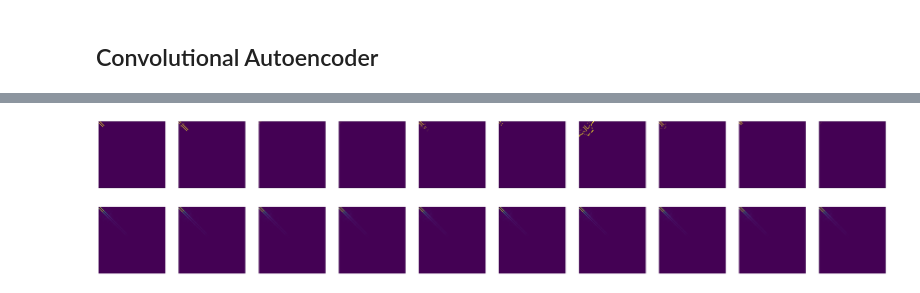
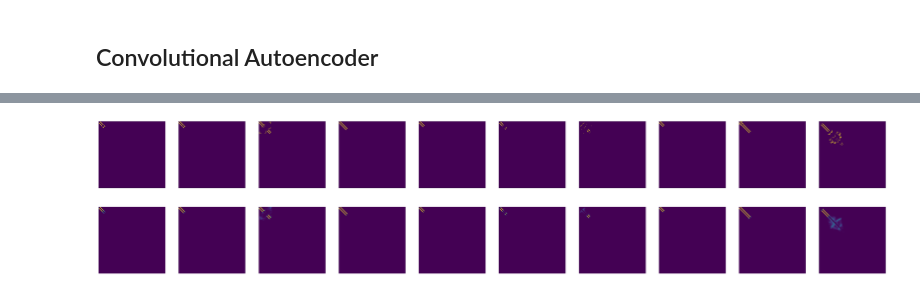
Before and after one commit to coderMassive/Antimicrobial-Peptide-Representation, a Jupyter notebook: notebook.ipynb, the cells around one changed output, grey strips where cells are left out. Saved outputs shown, nothing was run; the diff lists cells and outputs as text; code cells hidden in the pictures.

```diff
--- a/notebook.ipynb
+++ b/notebook.ipynb
@@ -824,28 +816,16 @@ Epoch  50 | Train Loss: 0.0083 | Val Loss: 0.0090
 # %%
 import matplotlib.pyplot as plt
-import torch
 
-model.eval()
+result_imgs = grouping_model.predict(X_test[:11])
 
-sample_data = next(iter(test_loader)).to(device)
-
-with torch.no_grad():
-    adj_rec_logits, _ = model(sample_data.x, sample_data.edge_index, sample_data.batch)
-    adj_rec_probs = torch.sigmoid(adj_rec_logits).cpu().numpy()
-
-ground_truth = sample_data.y.squeeze(1).cpu().numpy()
-
-n = min(10, ground_truth.shape[0])
+n = 10
 plt.figure(figsize=(40, 8))
-
 for i in range(n):
-    ax = plt.subplot(2, n, i + 1)
-    plt.imshow(ground_truth[i], cmap='viridis')
-    plt.axis('off')
-
-    ax = plt.subplot(2, n, i + 1 + n)
-    plt.imshow(adj_rec_probs[i], cmap='viridis')
-    plt.axis('off')
-
+  ax = plt.subplot(2, n, i+1)
+  plt.imshow(X_test[i])
+  plt.axis('off')
+  ax = plt.subplot(2, n, i+1+n)
+  plt.imshow(result_imgs[i])
+  plt.axis('off')
 plt.show()
 # %% [output]
@@ -852 +833 @@ plt.show()
-[figure, old version]
+[figure, new version]
```
Also changed, not shown: parts of 12 cells of this notebook.
